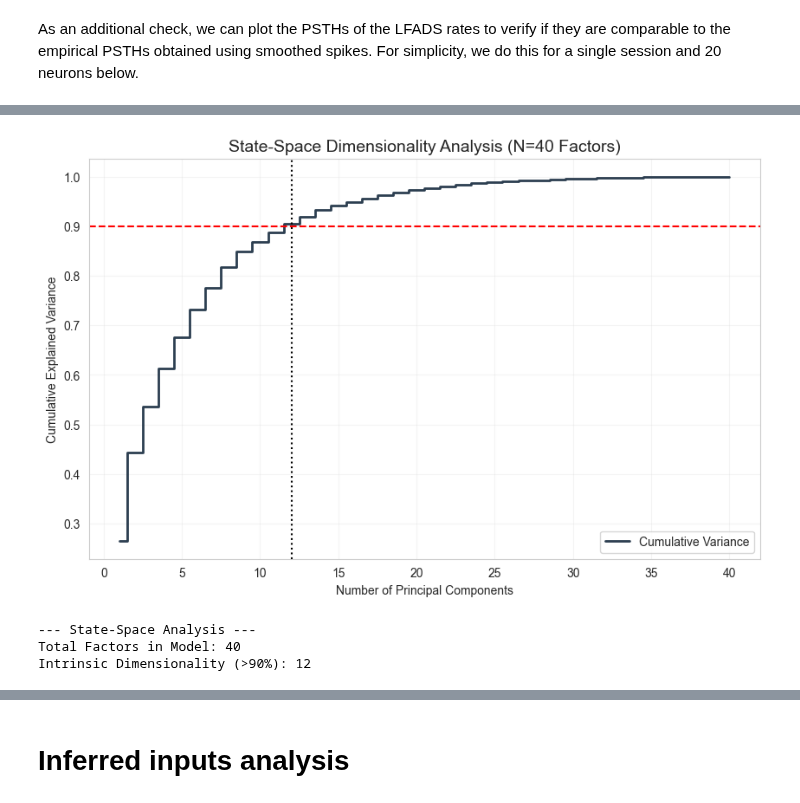
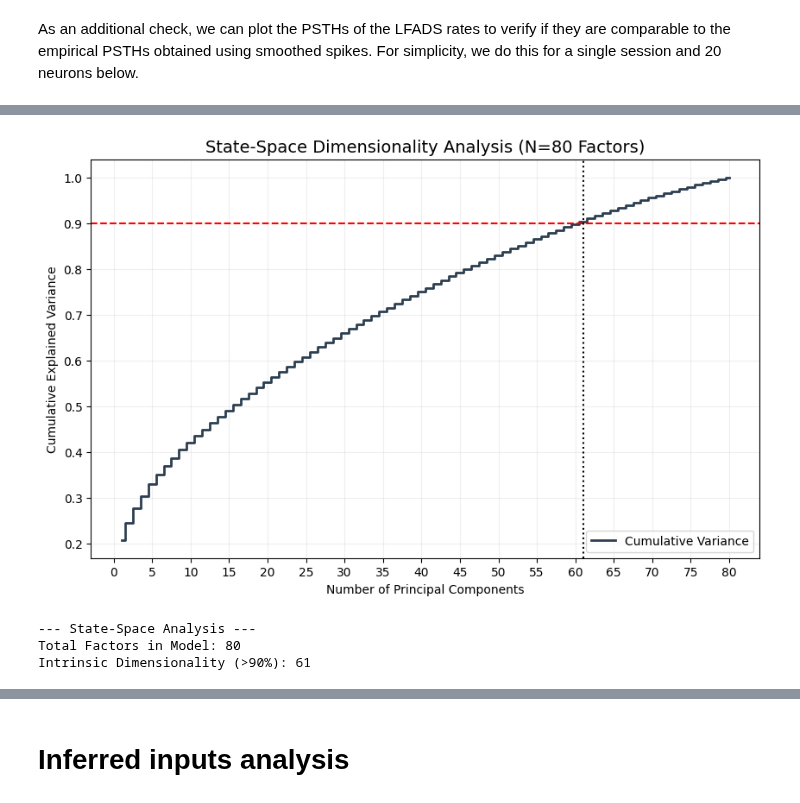
Before and after one commit to wkemilylau/iib_project_lfads, a Jupyter notebook: tutorials/multisession/v1_eval.ipynb, the cells around one changed output, grey strips where cells are left out. Saved outputs shown, nothing was run; the diff lists cells and outputs as text; code cells hidden in the pictures.

```diff
--- a/tutorials/multisession/v1_eval.ipynb
+++ b/tutorials/multisession/v1_eval.ipynb
@@ -14,6 +14,6 @@ from sklearn.decomposition import PCA
 # %% [markdown]
 # Load LFADS factors and rates from output files
 # %%
-LFADS_OUTPUT_PATHS = sorted(glob("lfads_output_v1_5_*.h5"))
+LFADS_OUTPUT_PATHS = sorted(glob("lfads_output_v1_10_*.h5"))
 LFADS_OUTPUT_PATHS
 # %% [output]
@@ -82,7 +82,10 @@ def mean_by_stimulus_id(data, stimulus_ids):
     unique_ids = np.unique(stimulus_ids)
 
     n_unique = len(unique_ids)
-    mean_matrix = np.zeros((n_unique, data.shape[1], data.shape[2]))
+    if len(data.shape) == 2:
+        mean_matrix = np.zeros((n_unique, data.shape[1]))
+    else:
+        mean_matrix = np.zeros((n_unique, data.shape[1], data.shape[2]))
     counts = np.zeros(n_unique, dtype=int)  # Array to store how many rows per ID
 
     for i, s_id in enumerate(unique_ids):
@@ -106,6 +138,8 @@ def mean_by_stimulus_id(data, stimulus_ids):
 # %%
 _, mean_spikes, _ = mean_by_stimulus_id(spikes['v1'], stimulus_id_list)
 _, mean_rates, _ = mean_by_stimulus_id(rates['v1'], stimulus_id_list)
+_ , mean_factors, _ = mean_by_stimulus_id(factors['v1'], stimulus_id_list)
+_ , mean_inputs, _ = mean_by_stimulus_id(inferred_inputs['v1'], stimulus_id_list)
 # %% [output]
 Total rows in input: 3025
 Total rows accounted for: 3025
@@ -318,35 +598,35 @@ def analyze_pca_variance(data_array, threshold=0.90):
     cumulative_var = np.cumsum(exp_var_ratio)
 
     # 4. Find threshold
     n_pcs_needed = np.argmax(cumulative_var >= threshold) + 1
 
     # 5. Plotting
     plt.figure(figsize=(10, 6))
     plt.step(range(1, len(cumulative_var) + 1), cumulative_var, where='mid',
              label='Cumulative Variance', color='#2c3e50', lw=2)
 
 
     plt.axhline(y=threshold, color='r', linestyle='--')
     plt.axvline(x=n_pcs_needed, color='black', linestyle=':')
 
     plt.title(f'State-Space Dimensionality Analysis (N={n_factors} Factors)', fontsize=14)
     plt.ylabel('Cumulative Explained Variance')
     plt.xlabel('Number of Principal Components')
     plt.xticks(range(0, n_factors + 1, 5))
     plt.legend(loc='lower right')
     plt.grid(True, alpha=0.2)
     plt.show()
 
     print(f"--- State-Space Analysis ---")
     print(f"Total Factors in Model: {n_factors}")
     print(f"Intrinsic Dimensionality (>{int(threshold*100)}%): {n_pcs_needed}")
 
     return n_pcs_needed
 
 # Example usage with your LFADS factors:
-results = analyze_pca_variance(factors['EAA'])
+results = analyze_pca_variance(mean_factors)
 # %% [output]
-[figure, old version]
+[figure, new version]
 --- State-Space Analysis ---
-Total Factors in Model: 40
-Intrinsic Dimensionality (>90%): 12
+Total Factors in Model: 80
+Intrinsic Dimensionality (>90%): 61
```
Also changed, not shown: parts of 31 cells of this notebook, 4 other files.
